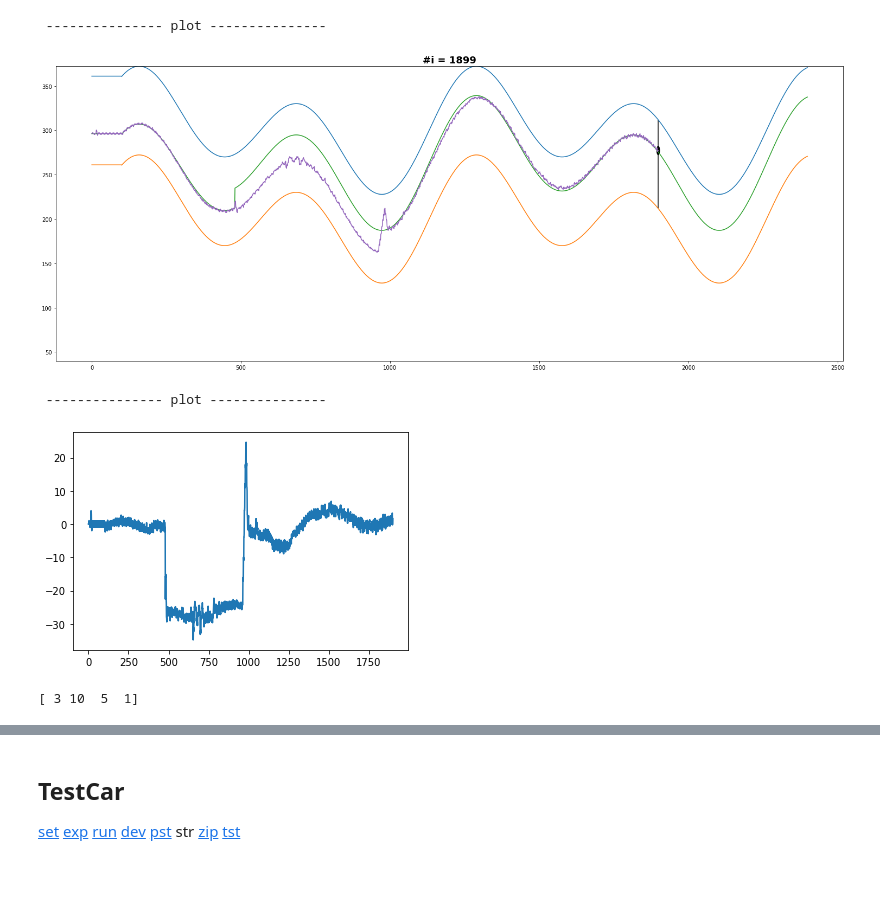
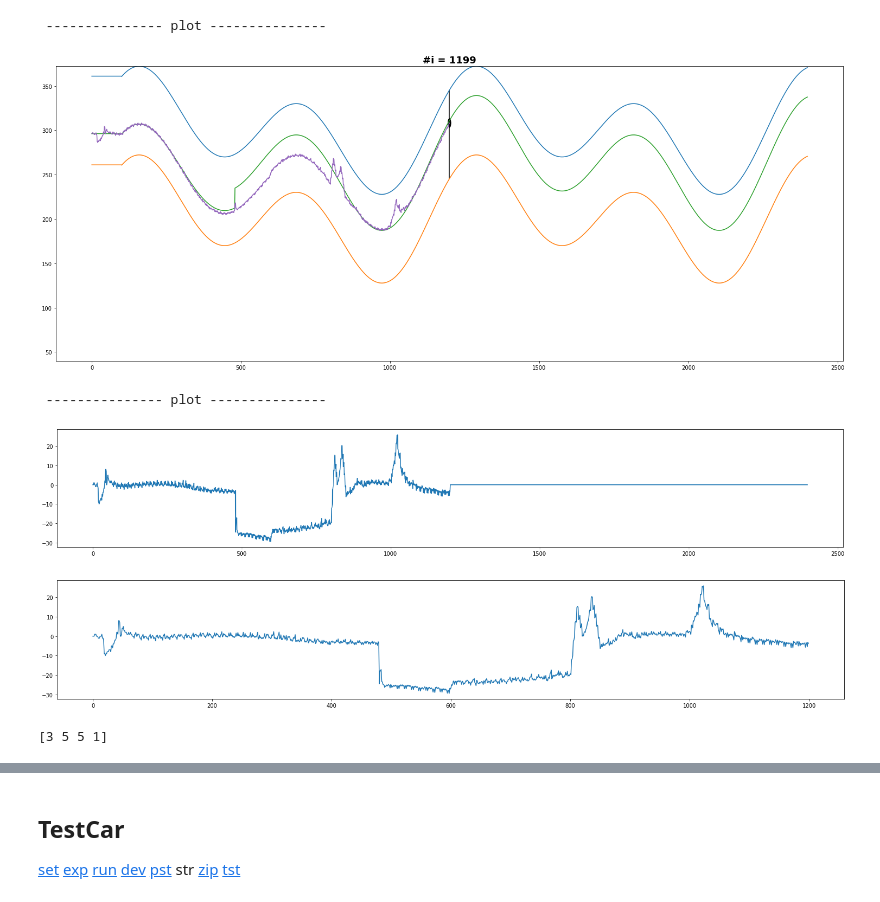
Before and after one commit to JoDeMiro/TMP, a Jupyter notebook: ML_Auto_T_NN3101.ipynb, the cells around one changed output, grey strips where cells are left out. Cells and saved outputs as stored; diff of their text form; code cells hidden in the pictures; blank space fills up the shorter version.

```diff
--- a/ML_Auto_T_NN3101.ipynb
+++ b/ML_Auto_T_NN3101.ipynb
@@ -191,0 +247,37 @@ auto.plot_history(1)
+# %%
+exp_holder = []
+
+first_neuron = [10,5]
+second_neuron = [1,2,5]
+
+from copy import deepcopy
+
+for first in first_neuron:
+    for second in second_neuron:
+
+        # Concept drift :)
+        road    = Road(wide = 100, length = 2400, type = 79, v = 50, shift = 0, strech = 0, noise=0, b=0)
+        plotter = Plotter()
+        storage = Storage()
+        printer = Printer(); printer._ut = False; printer._dc = False; printer._in = False
+
+        auto = Car(road, plotter, storage, printer)
+        auto.sensor_center_enable = False                 # <------------ kikapcsoltam a középső szenzort
+        auto.calculate_distances()
+
+        # Set hidden_layer_sizes
+        auto.mlp.hidden_layer_sizes = (first, second)     # <-- (10, 5)
+        auto.mlp.early_stopping = False
+        auto.mlp.validation_fraction = 0.0
+
+        auto.run(1200, silent = True)
+
+        auto.plot_history(1)
+
+        exp_holder.append(deepcopy(auto))
+
+        # Az auto tárolja az adatokat -> öket tegyük futás után egy listába
+
+        # A PostPlotter-ben megnézem, hogy írtam meg a PlotHistory függvényt -> most egy ábrán akarom látni az összeset
+
+        # Mivel az auto tárolja a modeljét is ezért elég az autot eltárolni, majd onnan olvasom ki a modell információit
@@ -299,13 +448,16 @@ auto.plot_history(1)
 # %%
 postPlotter = PostPlotter(auto)
 
 postPlotter.plot_history(flag = 1)
 
+postPlotter.plot_y_distance_fix()
+
 postPlotter.plot_y_distance()
 
 postPlotter.plot_mlp()
 # %% [output]
-[figure, old version]
+[figure, new version]
  --------------- plot ---------------
-[figure, old version]
+[figure, new version]
+[figure, new version]
-[ 3 10  5  1]
+[3 5 5 1]
```
Also changed, not shown: parts of 14 cells of this notebook.
